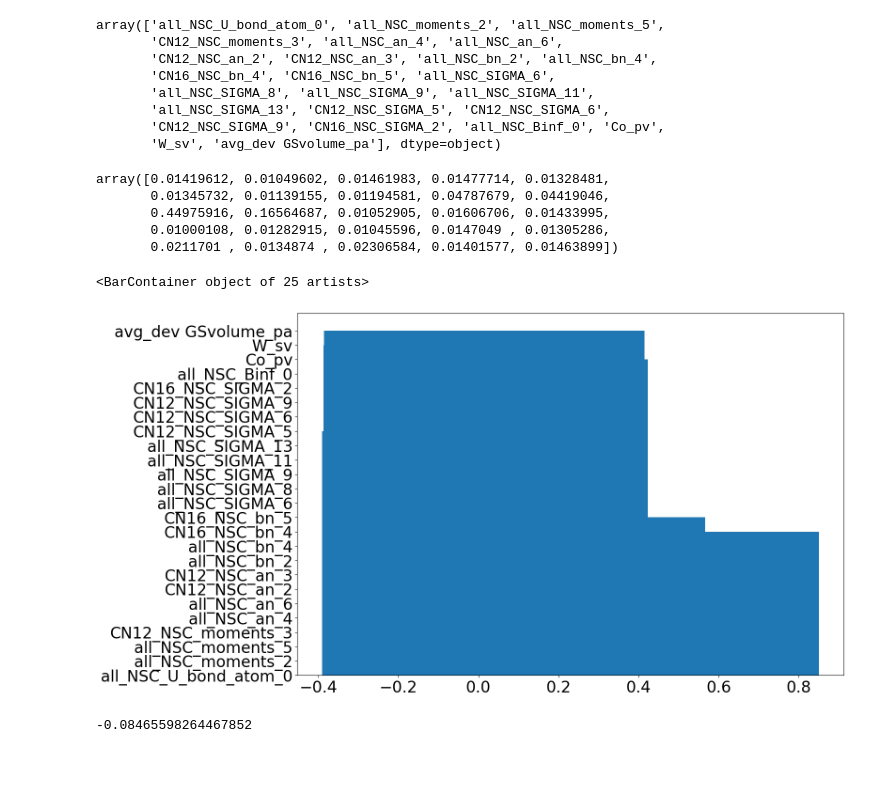
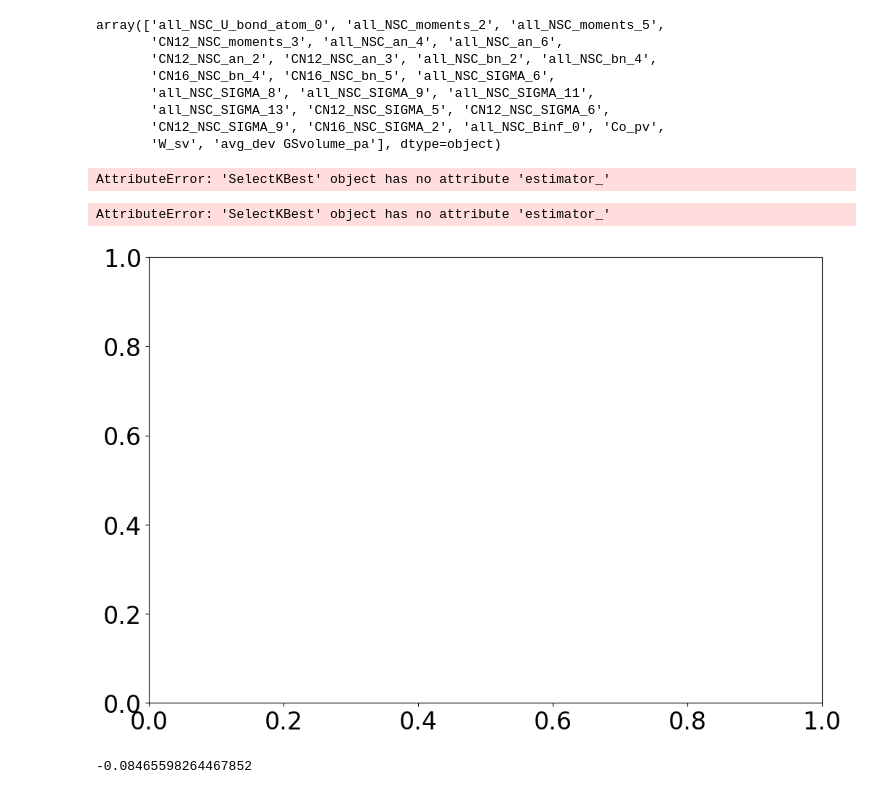
Before and after one commit to AIIMProject/MLFeMoTCPs, a Jupyter notebook: CNAVFeatureSelection.ipynb, the cells around one changed output. Saved outputs shown, nothing was run; the diff lists cells and outputs as text; code cells hidden in the pictures; blank space fills up the shorter version.

```diff
--- a/CNAVFeatureSelection.ipynb
+++ b/CNAVFeatureSelection.ipynb
@@ -83,7 +83,7 @@ BopfoxFeatures
 | W_sv8.A15.FM | -169.059669 | -169.060013 | -39.615231 | -94.997741 | ... |
 1687 rows × 392 columns
 # %%
-composition_features = pd.read_pickle('initial/matminer_composition_features.pkl')
+composition_features = pd.read_pickle('compo_averages_by_sublattice.pkl')
 # %%
 atomic_features = pd.read_pickle('tables/BestAtomicFeatures.pkl')
 # %%
@@ -101,7 +101,7 @@ X = Features.get_fractions_by_components()
 # %%
 categorical_compo = pd.get_dummies(BS[['atom_A','atom_B','atom_C']])
 # %%
-BOP = pd.concat([BopfoxFeatures, X, categorical_compo, atomic_features], axis=1)
+BOP = pd.concat([BopfoxFeatures, X, categorical_compo, atomic_features, composition_features], axis=1)
 # %%
 BOP
 # %% [output]
@@ -600,4 +663,4 @@ features
 # %%
-allfeatures = features.append( pd.Index(['MagConfig_0']))
+allfeatures = features.append( pd.Index(['MagConfig']))
 # %%
 allfeatures
@@ -656,0 +713,11 @@ joblib.dump(Selector, 'SelectorRFECV')
+# %%
+if os.path.exists('SelectorRFECV_2'):
+#    with open('SelectorRFECV','r') as f:
+    Selector = joblib.load('SelectorRFECV_2')
+
+else:
+    Selector = RFECV (RandomForestRegressor(), min_features_to_select=10,
+                     scoring='neg_root_mean_squared_error', verbose=5, n_jobs=3)
+    Selector.fit(X_train, Y_train)
+
+    joblib.dump(Selector, 'SelectorRFECV_2')
@@ -684,16 +745,13 @@ array(['all_NSC_U_bond_atom_0', 'all_NSC_moments_2', 'all_NSC_moments_5',
 # %%
 Selector.estimator_.feature_importances_
 # %% [output]
-array([0.01419612, 0.01049602, 0.01461983, 0.01477714, 0.01328481,
-       0.01345732, 0.01139155, 0.01194581, 0.04787679, 0.04419046,
-       0.44975916, 0.16564687, 0.01052905, 0.01606706, 0.01433995,
-       0.01000108, 0.01282915, 0.01045596, 0.0147049 , 0.01305286,
-       0.0211701 , 0.0134874 , 0.02306584, 0.01401577, 0.01463899])
+AttributeError: 'SelectKBest' object has no attribute 'estimator_'
 # %%
-plt.bar(Selector.estimator_.feature_importances_, Selector.get_feature_names_out())
+fig, ax = plt.subplots(figsize=(12,8))
+ax.bar(Selector.estimator_.feature_importances_, Selector.get_feature_names_out())
 # %% [output]
-<BarContainer object of 25 artists>
+AttributeError: 'SelectKBest' object has no attribute 'estimator_'
-[figure, old version]
+[figure, new version]
 # %%
 rankings = np.unique(Selector.ranking_)
 # %%
```
Also changed, not shown: parts of 48 cells of this notebook, 5 other files.
